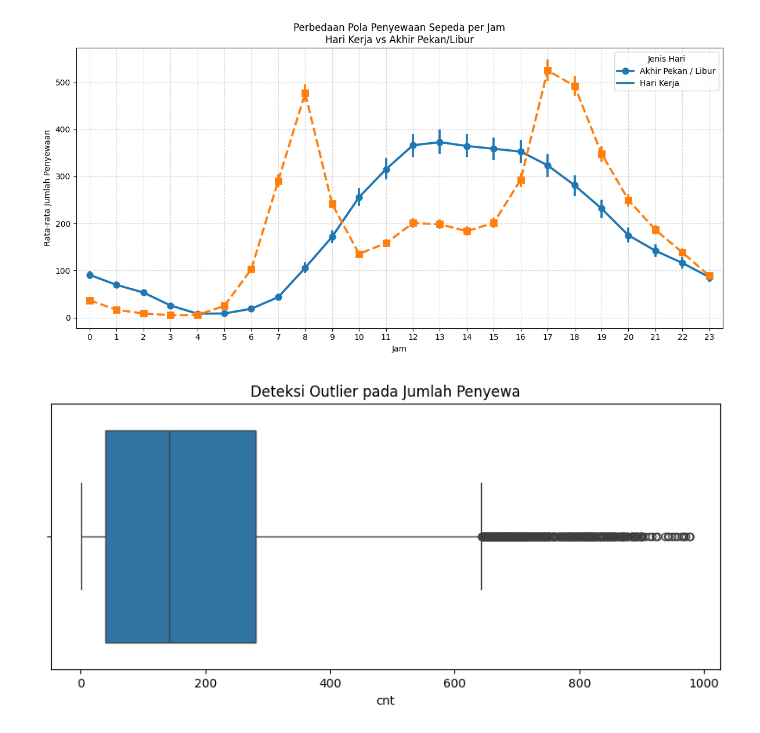
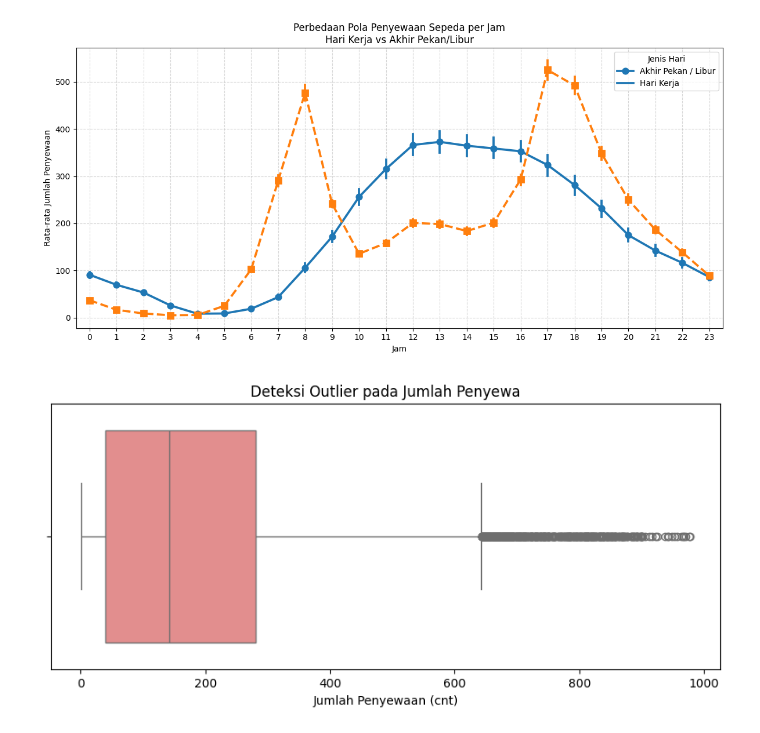
Before and after one commit to reyhanamando35/bike-rent-analysis, a Jupyter notebook: notebooks/eda_train.ipynb, the cells around one changed output. Saved outputs shown, nothing was run; the diff lists cells and outputs as text; code cells hidden in the pictures.

```diff
--- a/notebooks/eda_train.ipynb
+++ b/notebooks/eda_train.ipynb
@@ -228,10 +291,23 @@ plt.show()
 # %% [output]
 [figure]
 # %%
+# 1. Pastikan folder 'static' ada
+if not os.path.exists('static'):
+    os.makedirs('static')
+
+# 2. Plotting
 plt.figure(figsize=(10, 4))
-sns.boxplot(x=df['cnt'])
+sns.boxplot(x=df['cnt'], color='lightcoral')
+
 plt.title("Deteksi Outlier pada Jumlah Penyewa")
+plt.xlabel("Jumlah Penyewaan (cnt)")
+
+# --- BAGIAN EXPORT ---
+# Simpan ke folder static
+plt.savefig('static/outlier_penyewaan.png', bbox_inches='tight', dpi=300)
+# ---------------------
+
 plt.show()
 # %% [output]
-[figure, old version]
+[figure, new version]
 # %%
```
Also changed, not shown: parts of 11 cells of this notebook, 14 other files.
